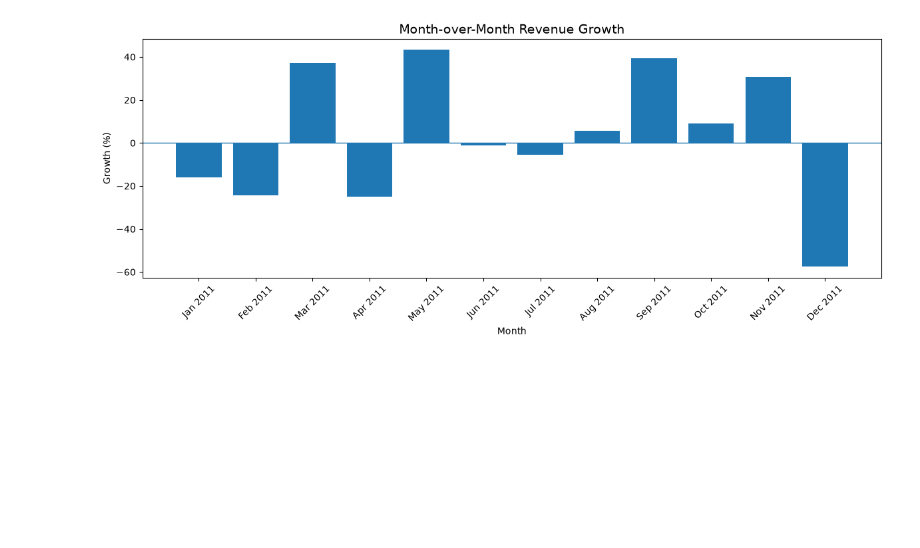
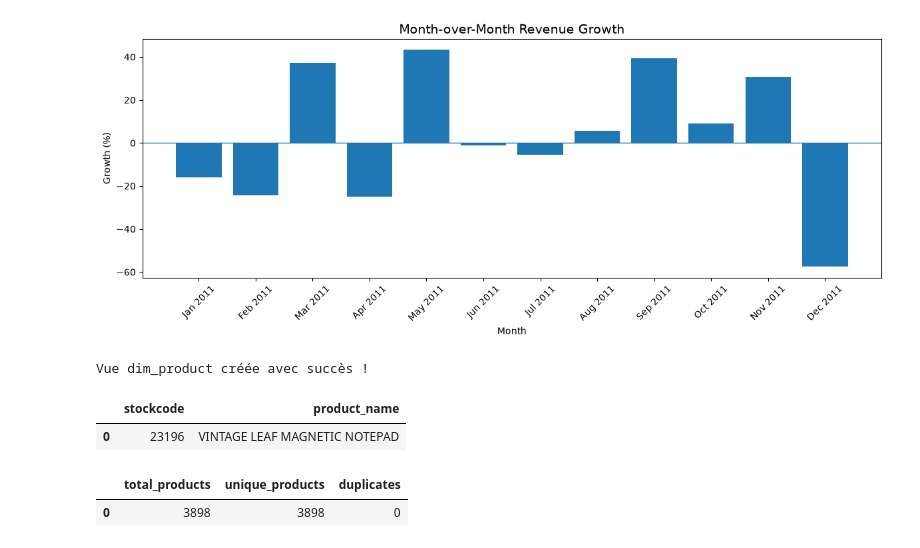
Before and after one commit to yara951/customer-analytics-dashboard, a Jupyter notebook: notebooks/04_sql_advanced.ipynb, the cells around one changed output. Cells and saved outputs as stored; diff of their text form; code cells hidden in the pictures; blank space fills up the shorter version.

```diff
--- a/notebooks/04_sql_advanced.ipynb
+++ b/notebooks/04_sql_advanced.ipynb
@@ -517,3 +518,71 @@ plt.tight_layout()
 plt.show()
 # %% [output]
 [figure]
+# %%
+query_dim= """
+CREATE OR REPLACE VIEW public.dim_product AS
+WITH description_counts AS (
+    SELECT
+        TRIM(stockcode) AS stockcode,
+        description,
+        COUNT(*) AS occurrences
+    FROM public.retail_sales
+    WHERE TRIM(stockcode) ~ '^[0-9]{5}[A-Za-z]?$'
+      AND description IS NOT NULL
+      AND TRIM(description) <> ''
+    GROUP BY TRIM(stockcode), description
+),
+ranked_descriptions AS (
+    SELECT
+        stockcode,
+        description,
+        occurrences,
+        ROW_NUMBER() OVER (
+            PARTITION BY stockcode
+            ORDER BY occurrences DESC, description ASC
+        ) AS rn
+    FROM description_counts
+)
+SELECT
+    stockcode,
+    description AS product_name
+FROM ranked_descriptions
+WHERE rn = 1;
+"""
+
+with engine.begin() as connection:
+    connection.execute(text(query_dim))
+
+print("Vue dim_product créée avec succès !")
+# %% [output]
+Vue dim_product créée avec succès !
+# %%
+query_check = """
+SELECT *
+FROM public.dim_product
+WHERE stockcode = '23196';
+"""
+
+with engine.connect() as connection:
+    dim_produit = pd.read_sql_query(text(query_check), connection)
+
+display(dim_produit)
+# %% [output]
+|  | stockcode | product_name |
+| 0 | 23196 | VINTAGE LEAF MAGNETIC NOTEPAD |
+# %%
+query_quality = """
+SELECT
+    COUNT(*) AS total_products,
+    COUNT(DISTINCT stockcode) AS unique_products,
+    COUNT(*) - COUNT(DISTINCT stockcode) AS duplicates
+FROM public.dim_product;
+"""
+
+with engine.connect() as connection:
+    quality_df = pd.read_sql_query(text(query_quality), connection)
+
+display(quality_df)
+# %% [output]
+|  | total_products | unique_products | duplicates |
+| 0 | 3898 | 3898 | 0 |
```
Also changed, not shown: parts of 1 cell of this notebook.
